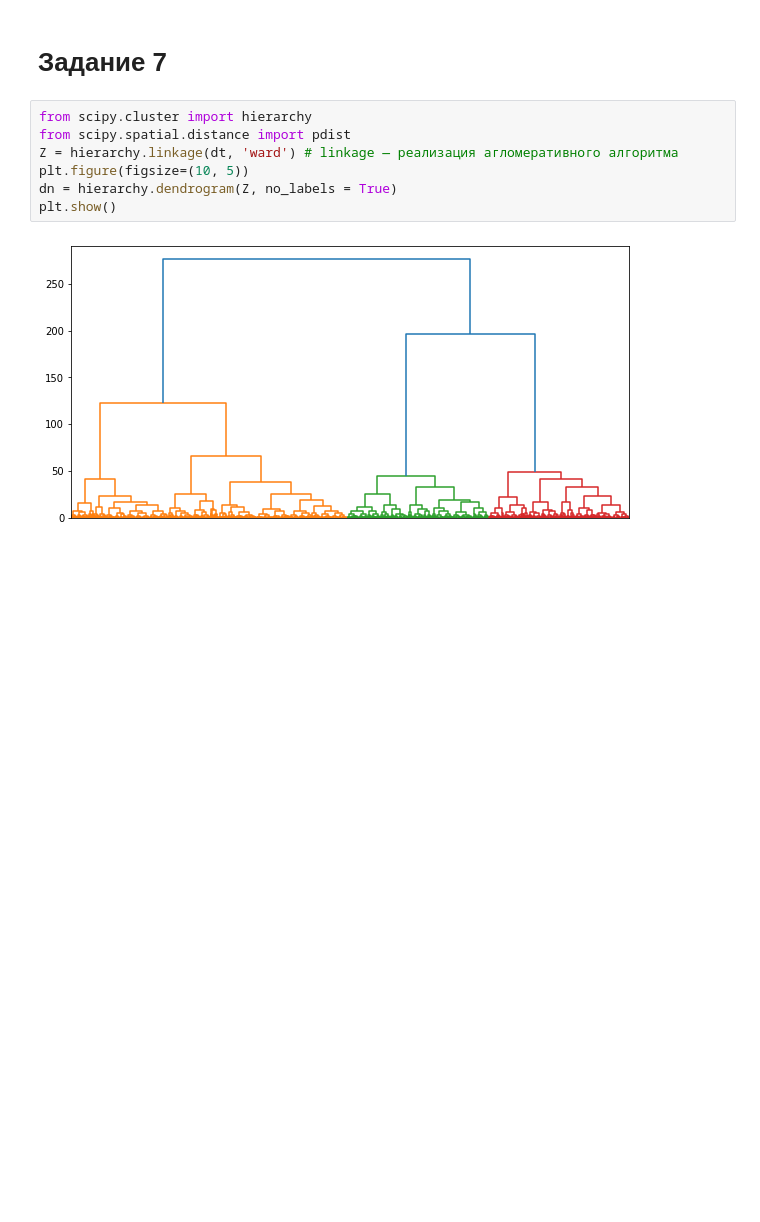
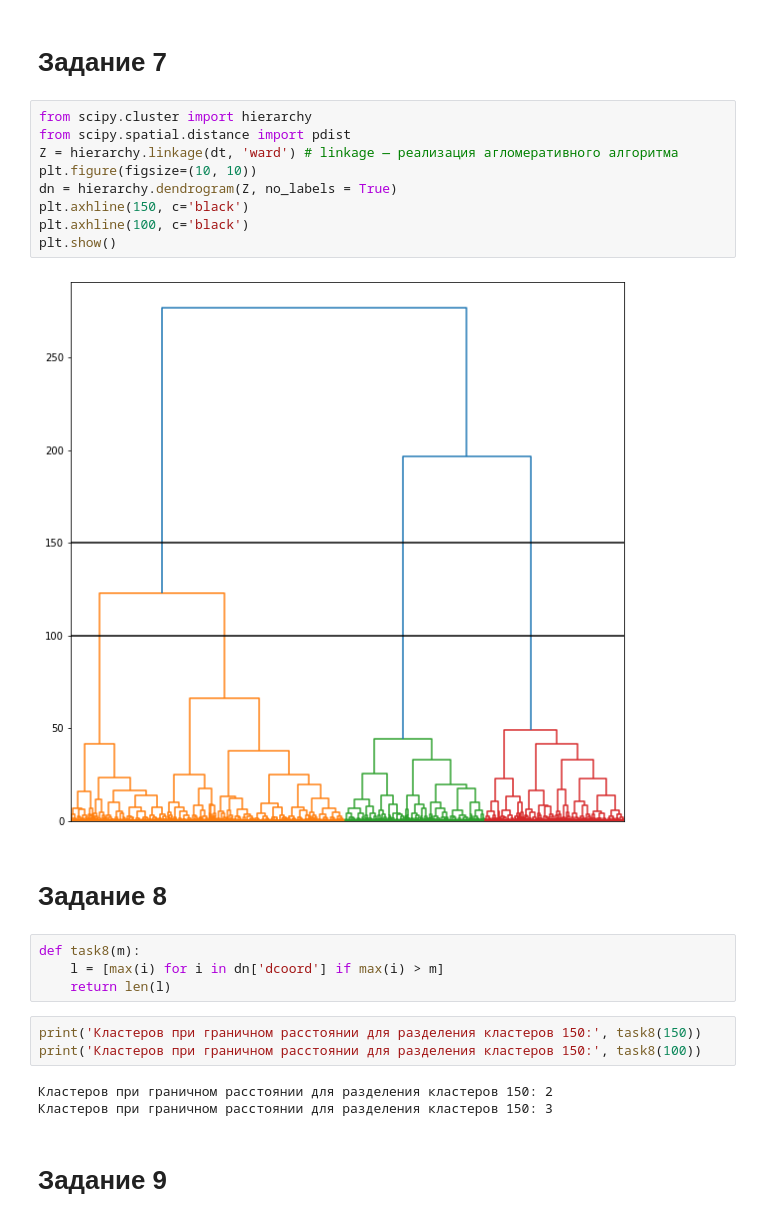
Before and after one commit to murph666/my_training, a Jupyter notebook: ml/Untitled.ipynb, the cells around one changed output. Saved outputs shown, nothing was run; the diff lists cells and outputs as text; blank space fills up the shorter version.

```diff
--- a/ml/Untitled.ipynb
+++ b/ml/Untitled.ipynb
@@ -128,9 +129,25 @@ dict(zip(unique, counts))
 # %%
 from scipy.cluster import hierarchy
 from scipy.spatial.distance import pdist
 Z = hierarchy.linkage(dt, 'ward') # linkage — реализация агломеративного алгоритма
-plt.figure(figsize=(10, 5))
+plt.figure(figsize=(10, 10))
 dn = hierarchy.dendrogram(Z, no_labels = True)
+plt.axhline(150, c='black')
+plt.axhline(100, c='black')
 plt.show()
 # %% [output]
-[figure, old version]
+[figure, new version]
+# %% [markdown]
+# Задание 8
+# %%
+def task8(m):
+    l = [max(i) for i in dn['dcoord'] if max(i) > m]
+    return len(l)
+# %%
+print('Кластеров при граничном расстоянии для разделения кластеров 150:', task8(150))
+print('Кластеров при граничном расстоянии для разделения кластеров 150:', task8(100))
+# %% [output]
+Кластеров при граничном расстоянии для разделения кластеров 150: 2
+Кластеров при граничном расстоянии для разделения кластеров 150: 3
+# %% [markdown]
+# Задание 9
```
Also changed, not shown: parts of 21 cells of this notebook.
